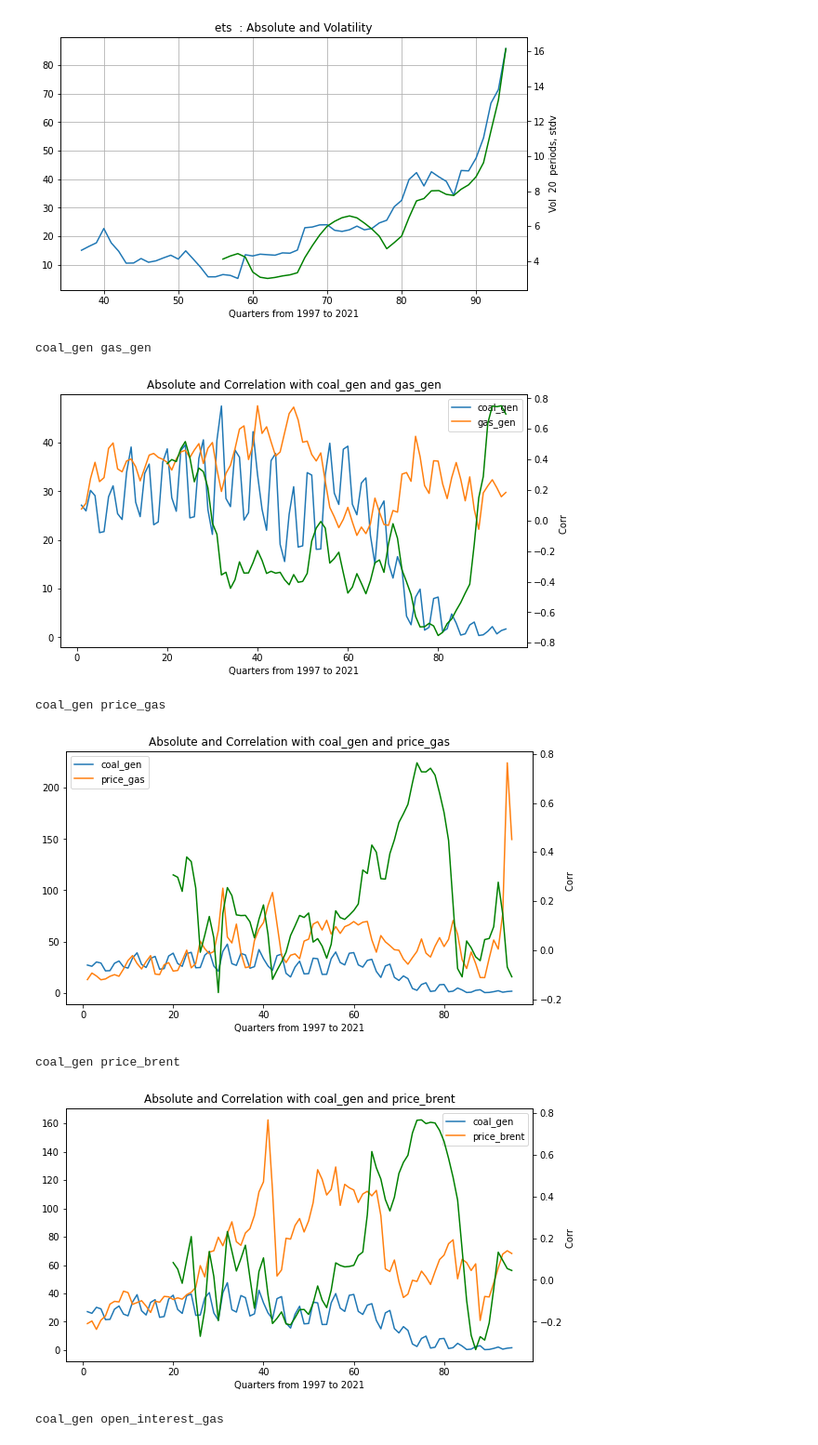
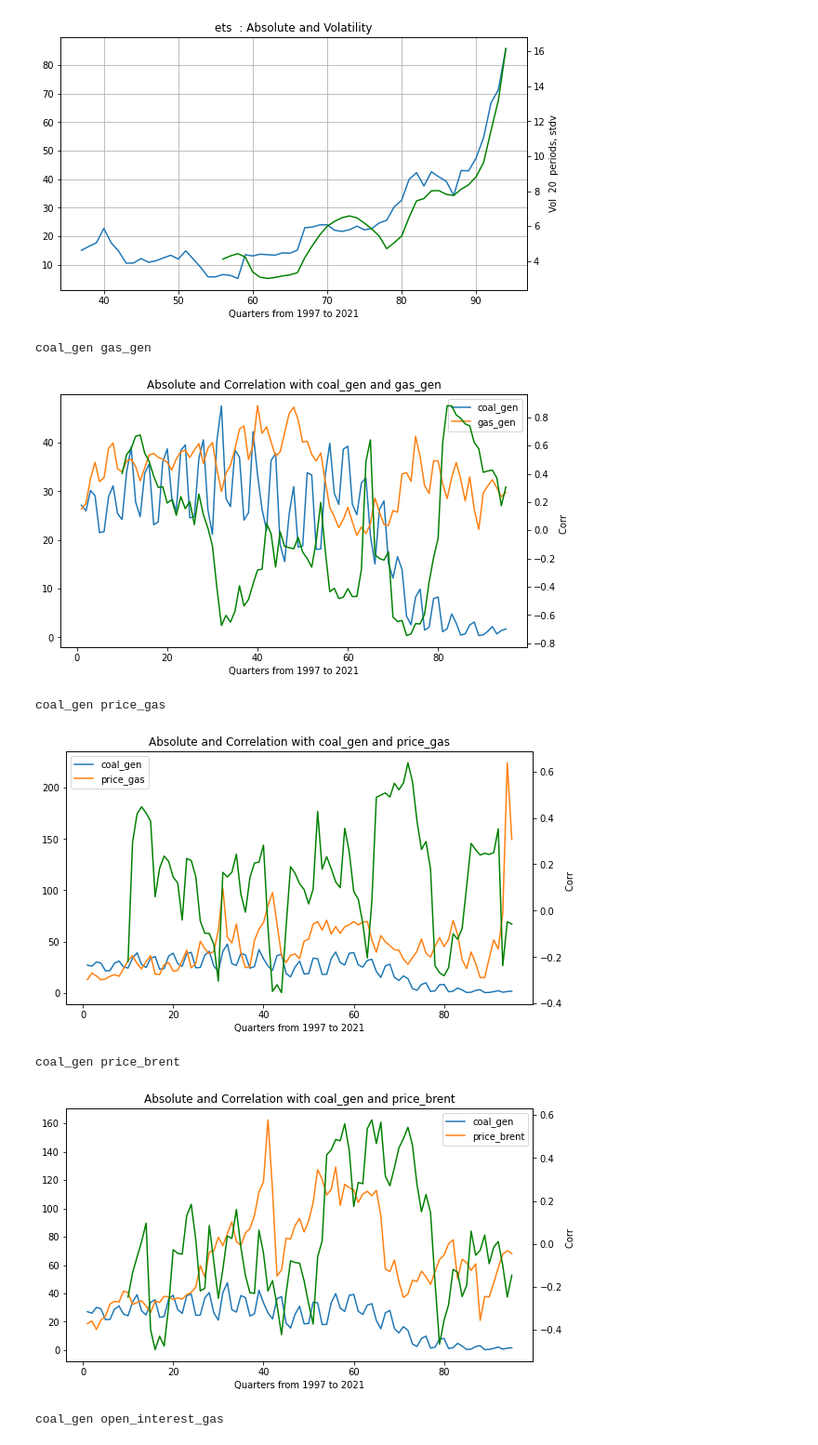
Before and after one commit to lruffie/GasPriceDecomp, a Jupyter notebook: correlations_timeseries.ipynb, the cells around one changed output. Shown at 93% size. Saved outputs shown, nothing was run; the diff lists cells and outputs as text; code cells hidden in the pictures.

```diff
--- a/correlations_timeseries.ipynb
+++ b/correlations_timeseries.ipynb
@@ -65,36 +65,36 @@ ets
 import itertools
 
 comb_obj = itertools.combinations(column_names, 2)
 comb_list = list(comb_obj)
 # comb_list is all the 2 length combinations of the list of column names
 
-length_rolling=20
+length_rolling=10
 
 for combination in comb_list:
     val1=combination[0]
     val2=combination[1]
     print(val1,val2)
     correlation = df[str(val1)].rolling(length_rolling).corr(df[str(val2)])
     # print(correlation)
 
     plt.figure(figsize=(9, 5))
 
     plt.plot(df[val1], label=str(val1))
     plt.plot(df[val2], label=str(val2))
 
     plt.xlabel("Quarters from 1997 to 2021")
     plt.title("Absolute and Correlation with " + val1 + " and " + val2)
     plt.legend()
 
     plt2=plt.twinx()
     plt2.plot(correlation, color="green")
     plt2.set_ylabel("Corr  ", color="black")
     plt.show()
 # %% [output]
 coal_gen gas_gen
-[figure, old version]
+[figure, new version]
 coal_gen price_gas
-[figure, old version]
+[figure, new version]
 coal_gen price_brent
-[figure, old version]
+[figure, new version]
 coal_gen open_interest_gas
```
Also changed, not shown: parts of 1 cell of this notebook, 14 other files.
